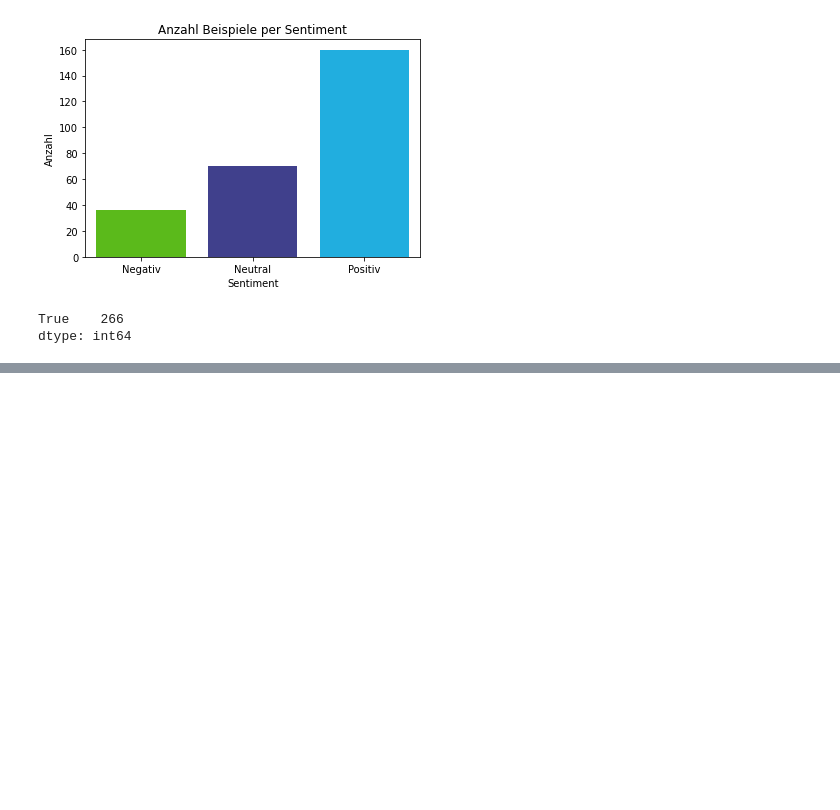
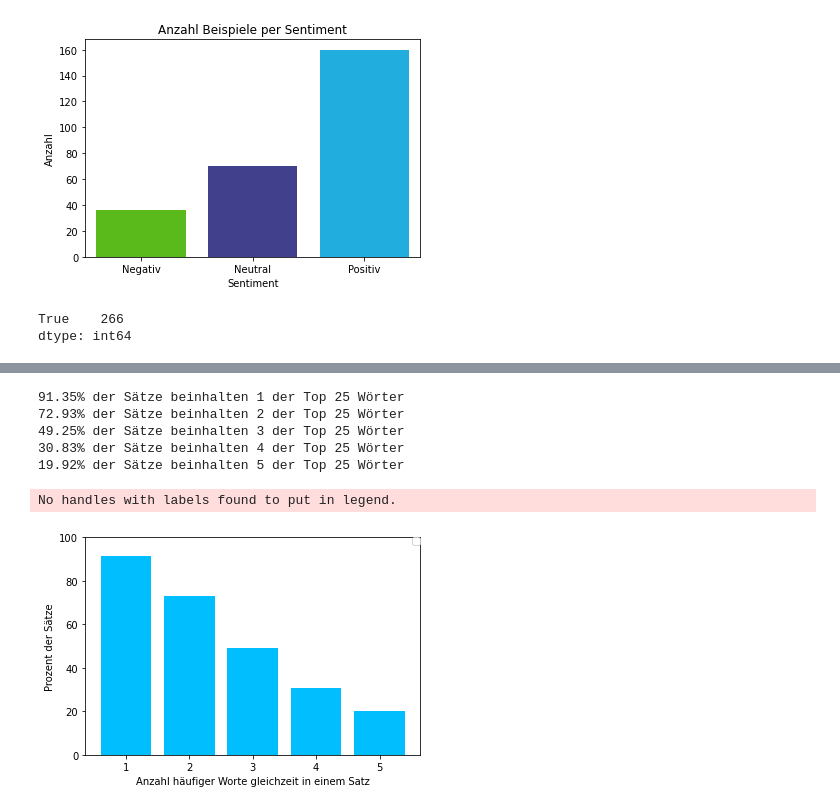
Before and after one commit to PaulIsProgramming/bayer, a Jupyter notebook: Hausaufgabe.ipynb, the cells around one changed output, grey strips where cells are left out. Saved outputs shown, nothing was run; the diff lists cells and outputs as text; code cells hidden in the pictures; blank space fills up the shorter version.

Commit message:
Added extracting relevant sentences from relevant sections

```diff
--- a/Hausaufgabe.ipynb
+++ b/Hausaufgabe.ipynb
@@ -149,0 +192,44 @@ dtype: int64
+# %%
+# extract most common words
+most_common_words = [' ' + x[0] for x in most_common_words_count]
+# %%
+# check how many common words a sentence has
+def count_common_words(sentences_list, most_common_words, start = 0, up_to = 5):
+    sentences_with_multiple_common_words = []
+    sentences_word_coverage = {}
+    for num in range(start,up_to):
+        for sent in sentences_list:
+            word_matches = [c_w for c_w in most_common_words if c_w in sent]
+            if  len(word_matches) > num:
+                sentences_with_multiple_common_words.append(sent)
+
+        print(f'{len(sentences_with_multiple_common_words)* 100 / len(sentences_list):.2f}% der Sätze beinhalten {str(num+1)} der Top 25 Wörter')
+        sentences_word_coverage[num+1] = len(sentences_with_multiple_common_words)* 100 / len(sentences_list)
+        sentences_with_multiple_common_words.clear()
+    return sentences_word_coverage
+# %%
+sentences_word_coverage = count_common_words(sentences_list, most_common_words)
+# %% [output]
+91.35% der Sätze beinhalten 1 der Top 25 Wörter
+72.93% der Sätze beinhalten 2 der Top 25 Wörter
+49.25% der Sätze beinhalten 3 der Top 25 Wörter
+30.83% der Sätze beinhalten 4 der Top 25 Wörter
+19.92% der Sätze beinhalten 5 der Top 25 Wörter
+# %%
+series = pd.Series(sentences_word_coverage)
+keys = sentences_word_coverage.keys()
+vals = sentences_word_coverage.values()
+
+plt.bar(keys, vals, color=color_bayer_light_blue)
+
+plt.ylabel ('Prozent der Sätze')
+plt.xlabel ('Anzahl häufiger Worte gleichzeit in einem Satz')
+plt.xticks(list(keys))
+plt.ylim(0,100)
+#plt.title('Wieviel häufige Worte kommen gleichzeitig in relevanten Sätzen vor')
+plt.legend (bbox_to_anchor=(1, 1), loc="upper right", borderaxespad=0.)
+
+plt.show()
+# %% [output]
+No handles with labels found to put in legend.
+[figure, added]
```
Also changed, not shown: parts of 9 cells of this notebook.
